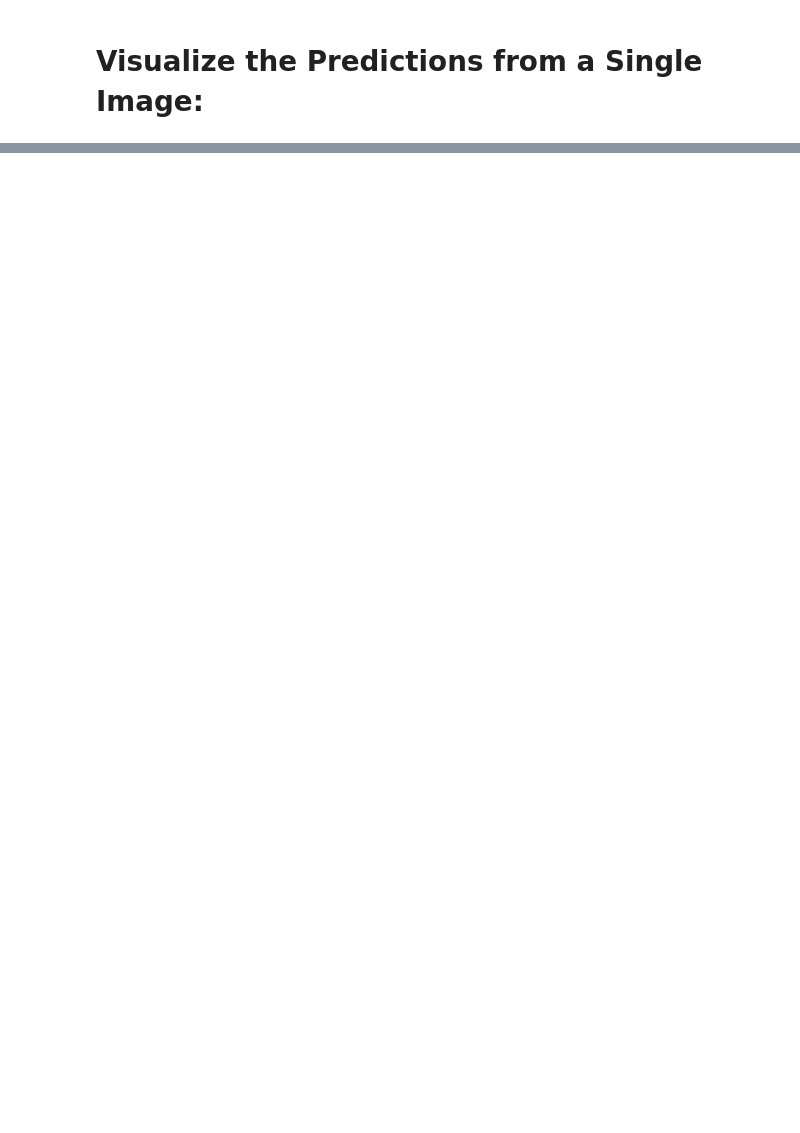
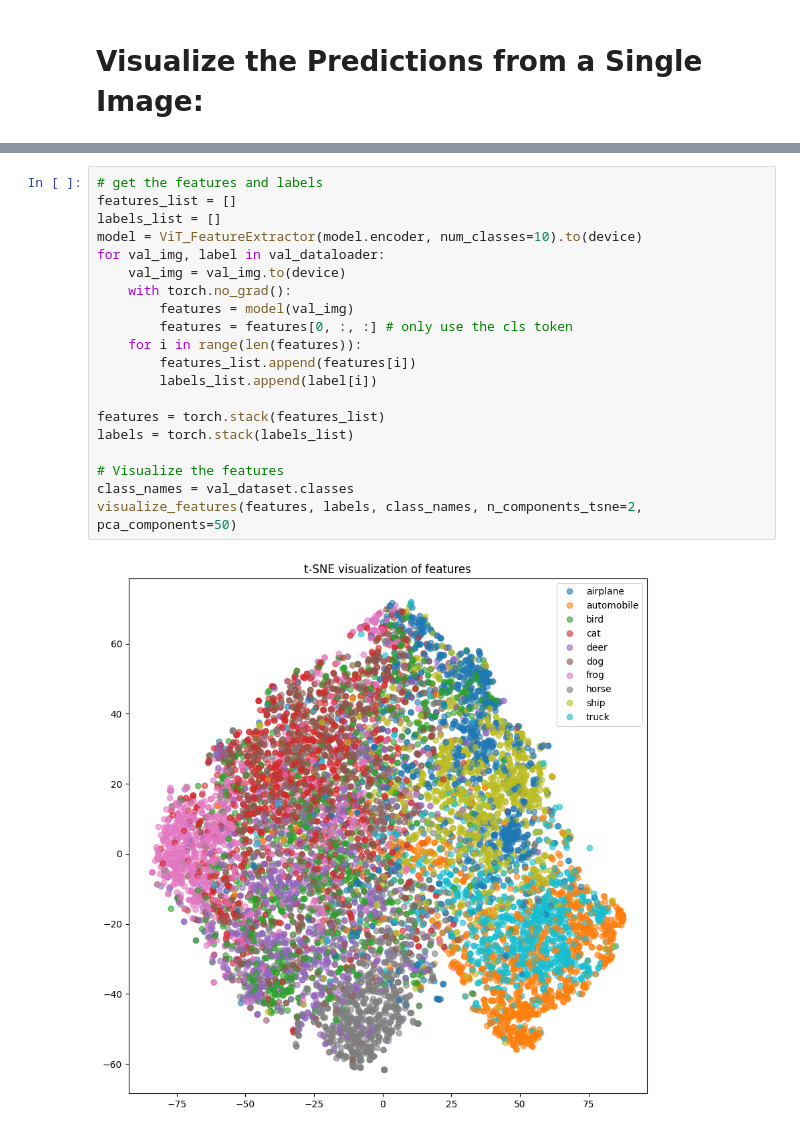
Before and after one commit to turhancan97/Learning-by-Reconstruction-with-MAE, a Jupyter notebook: demo/mae_visualize.ipynb, the cells around one changed output, grey strips where cells are left out. Drawn from its saved outputs; the diff is of its cells as text; blank space fills up the shorter version.

```diff
--- a/demo/mae_visualize.ipynb
+++ b/demo/mae_visualize.ipynb
@@ -166,0 +206,22 @@ Clipping input data to the valid range for imshow with RGB data ([0..1] for floa
+# %%
+# get the features and labels
+features_list = []
+labels_list = []
+model = ViT_FeatureExtractor(model.encoder, num_classes=10).to(device)
+for val_img, label in val_dataloader:
+    val_img = val_img.to(device)
+    with torch.no_grad():
+        features = model(val_img)
+        features = features[0, :, :] # only use the cls token
+    for i in range(len(features)):
+        features_list.append(features[i])
+        labels_list.append(label[i])
+
+features = torch.stack(features_list)
+labels = torch.stack(labels_list)
+
+# Visualize the features
+class_names = val_dataset.classes
+visualize_features(features, labels, class_names, n_components_tsne=2, pca_components=50)
+# %% [output]
+[figure, added]
```
Also changed, not shown: parts of 8 cells of this notebook.
